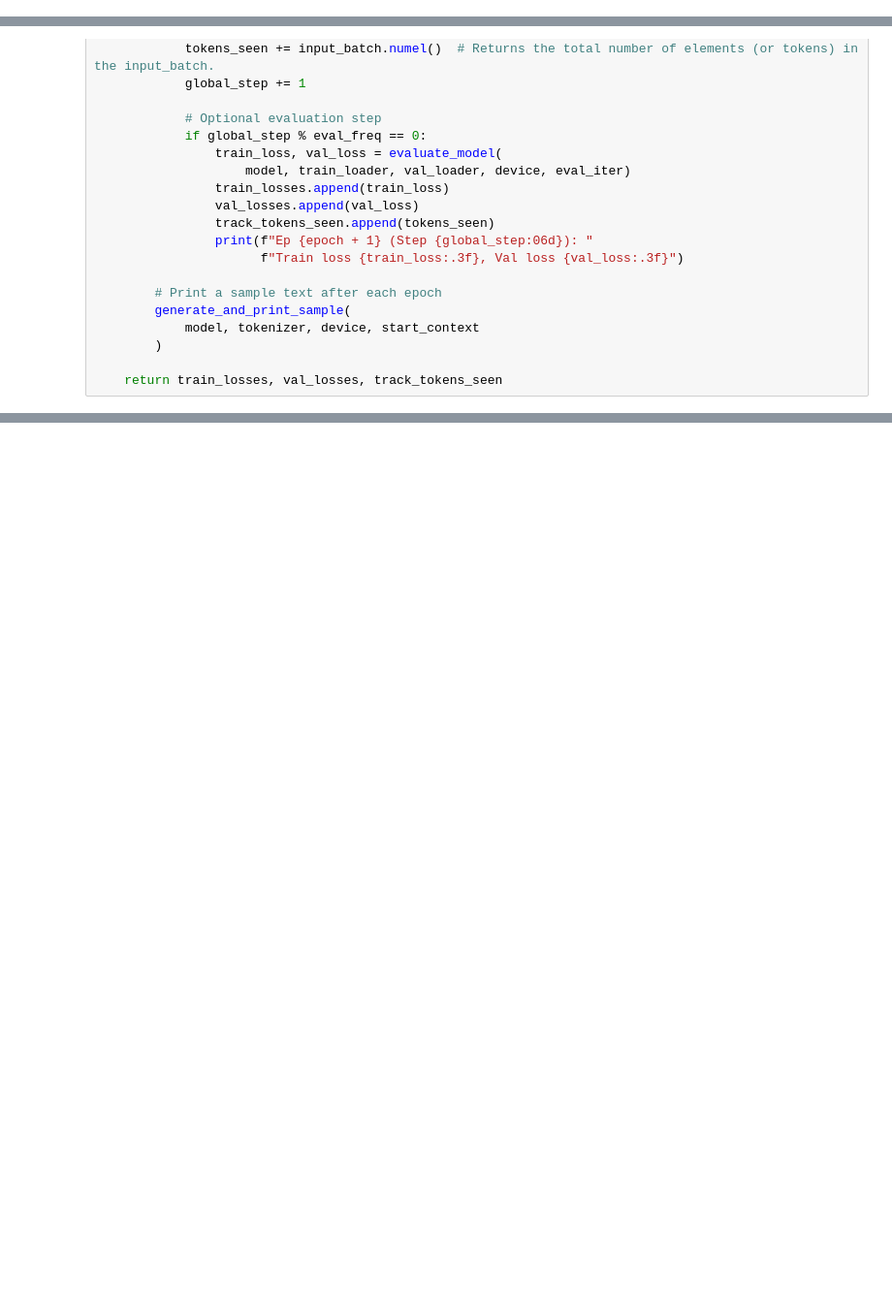
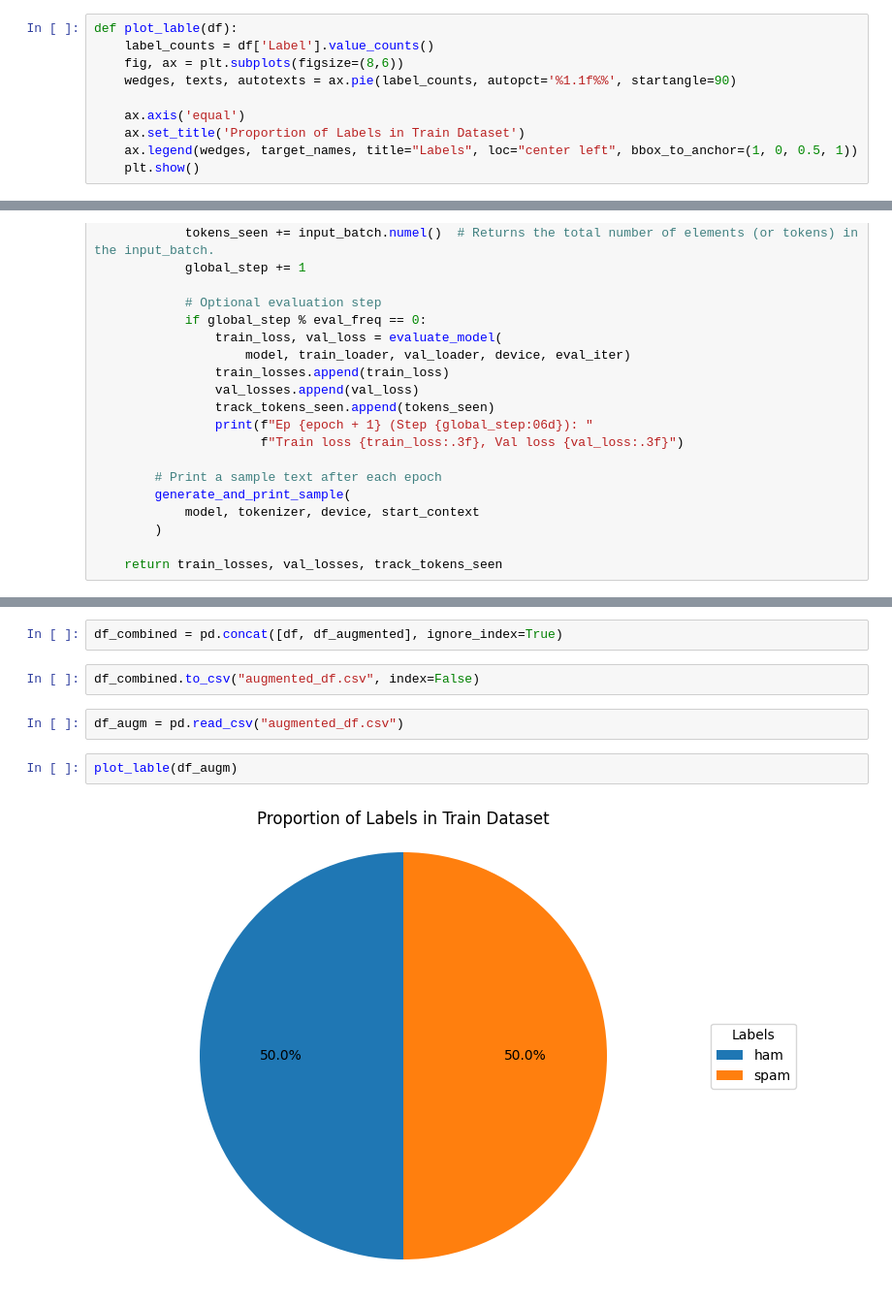
Before and after one commit to SergeyAkh/LLM, a Jupyter notebook: Spam_GPT.ipynb, the cells around one changed output, grey strips where cells are left out. Shown: that part at 97% size. Saved outputs shown, nothing was run; the diff lists cells and outputs as text; blank space fills up the shorter version.

```diff
--- a/Spam_GPT.ipynb
+++ b/Spam_GPT.ipynb
@@ -49 +79,11 @@ target_names = df["Label"].unique()
+# %%
+def plot_lable(df):
+    label_counts = df['Label'].value_counts()
+    fig, ax = plt.subplots(figsize=(8,6))
+    wedges, texts, autotexts = ax.pie(label_counts, autopct='%1.1f%%', startangle=90)
+
+    ax.axis('equal')
+    ax.set_title('Proportion of Labels in Train Dataset')
+    ax.legend(wedges, target_names, title="Labels", loc="center left", bbox_to_anchor=(1, 0, 0.5, 1))
+    plt.show()
 # %%
@@ -348,0 +383,10 @@ Ep 10 (Step 000140): Train loss 0.145, Val loss 0.196
+# %%
+df_combined = pd.concat([df, df_augmented], ignore_index=True)
+# %%
+df_combined.to_csv("augmented_df.csv", index=False)
+# %%
+df_augm = pd.read_csv("augmented_df.csv")
+# %%
+plot_lable(df_augm)
+# %% [output]
+[figure, added]
```
Also changed, not shown: parts of 42 cells of this notebook, 2 other files.
